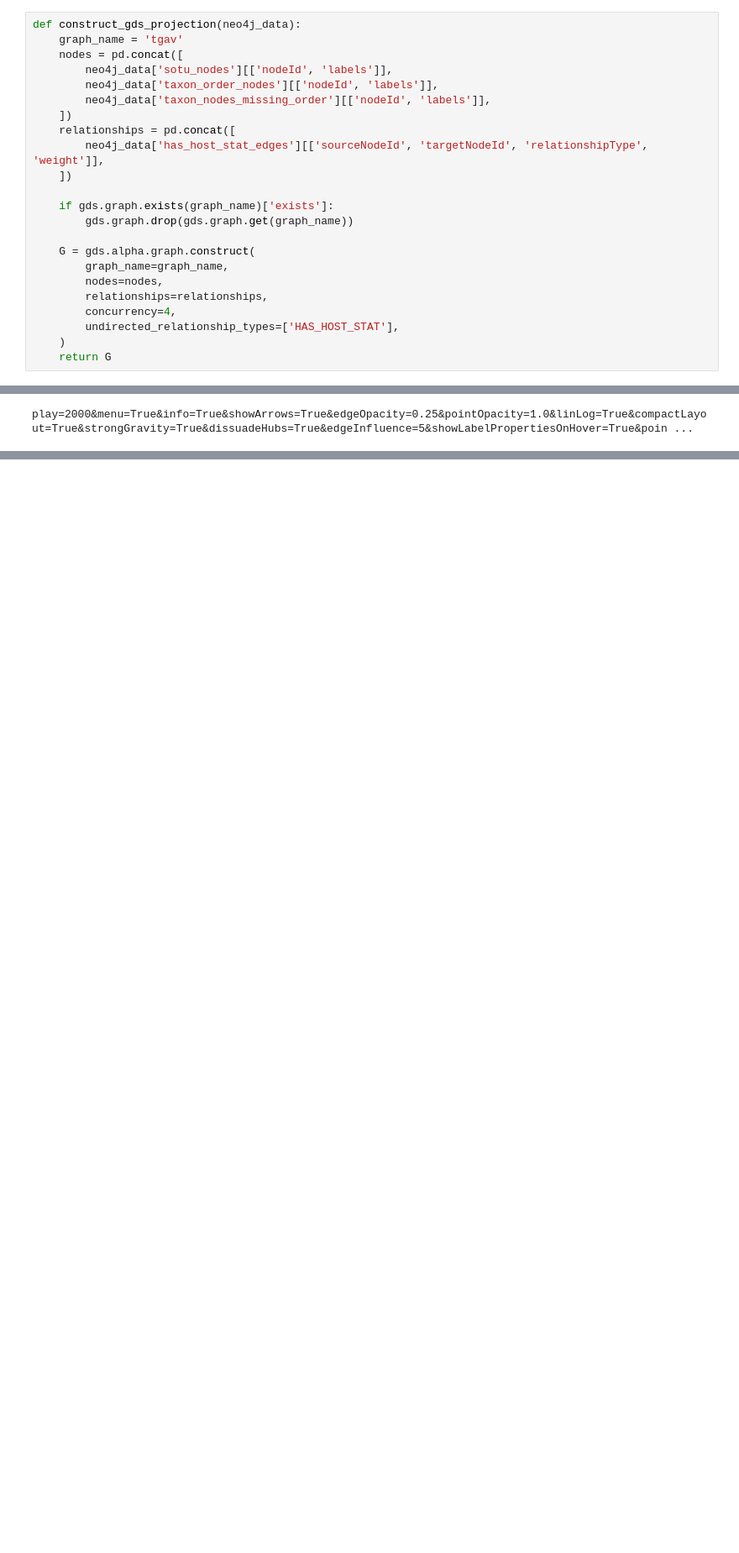
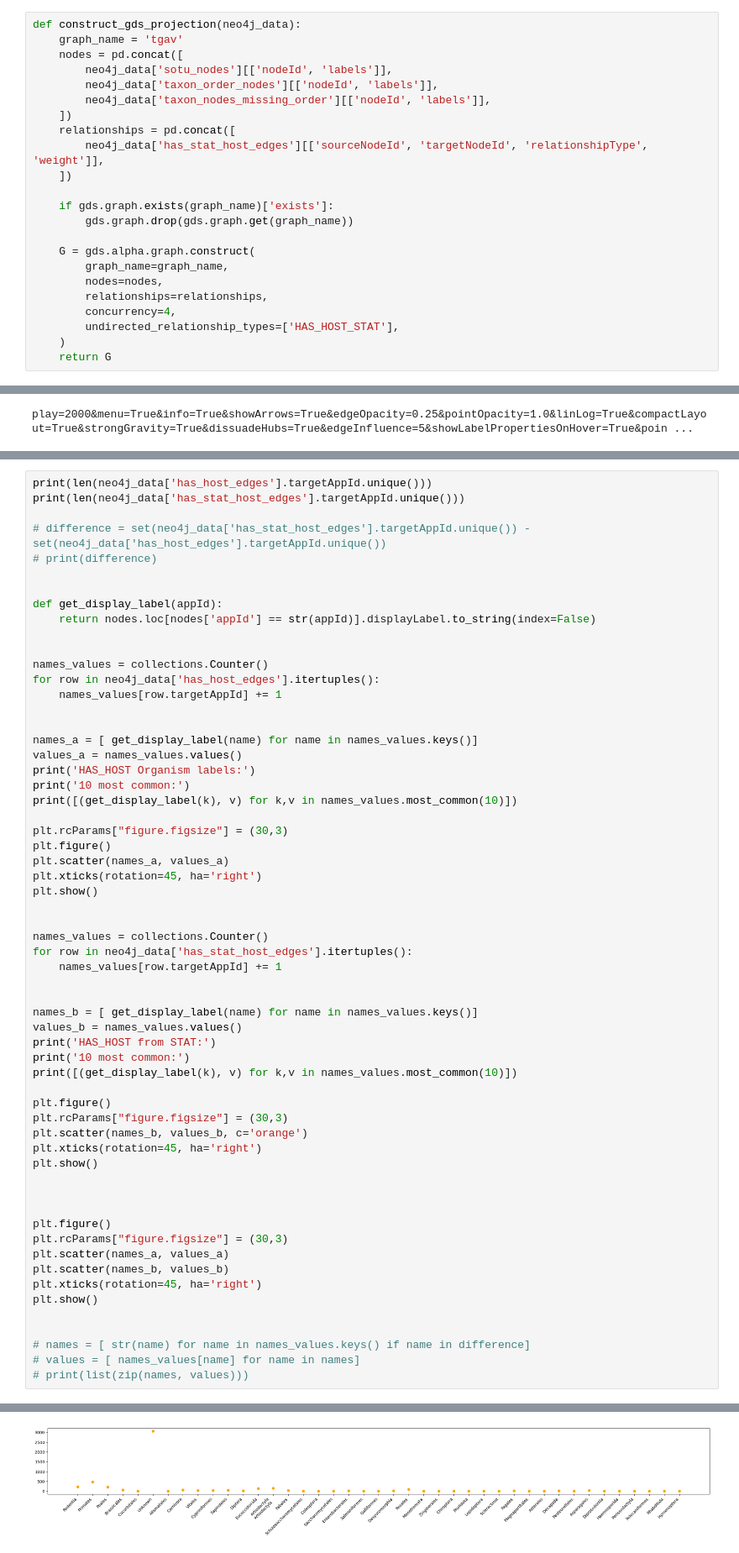
Before and after one commit to serratus-bio/virus-knowledge-graph, a Jupyter notebook: jobs/graph_learning/notebooks/tgav.ipynb, the cells around one changed output, grey strips where cells are left out. Shown at 84% size. Cells and saved outputs as stored; diff of their text form; blank space fills up the shorter version.

Commit message:
Updates to TG notebook (#22)
Mixed host, MSA edges, visual improvements for figures, TGV-like sotus

```diff
--- a/jobs/graph_learning/notebooks/tgav.ipynb
+++ b/jobs/graph_learning/notebooks/tgav.ipynb
@@ -488,7 +546,7 @@ def construct_gds_projection(neo4j_data):
         neo4j_data['taxon_nodes_missing_order'][['nodeId', 'labels']],
     ])
     relationships = pd.concat([
-        neo4j_data['has_host_stat_edges'][['sourceNodeId', 'targetNodeId', 'relationshipType', 'weight']],
+        neo4j_data['has_stat_host_edges'][['sourceNodeId', 'targetNodeId', 'relationshipType', 'weight']],
     ])
 
     if gds.graph.exists(graph_name)['exists']:
@@ -922,0 +1003,61 @@ play=2000&menu=True&info=True&showArrows=True&edgeOpacity=0.25&pointOpacity=1.0&
+# %%
+print(len(neo4j_data['has_host_edges'].targetAppId.unique()))
+print(len(neo4j_data['has_stat_host_edges'].targetAppId.unique()))
+
+# difference = set(neo4j_data['has_stat_host_edges'].targetAppId.unique()) - set(neo4j_data['has_host_edges'].targetAppId.unique())
+# print(difference)
+
+
+def get_display_label(appId):
+    return nodes.loc[nodes['appId'] == str(appId)].displayLabel.to_string(index=False)
+
+
+names_values = collections.Counter()
+for row in neo4j_data['has_host_edges'].itertuples():
+    names_values[row.targetAppId] += 1
+
+
+names_a = [ get_display_label(name) for name in names_values.keys()]
+values_a = names_values.values()
+print('HAS_HOST Organism labels:')
+print('10 most common:')
+print([(get_display_label(k), v) for k,v in names_values.most_common(10)])
+
+plt.rcParams["figure.figsize"] = (30,3)
+plt.figure()
+plt.scatter(names_a, values_a)
+plt.xticks(rotation=45, ha='right')
+plt.show()
+
+
+names_values = collections.Counter()
+for row in neo4j_data['has_stat_host_edges'].itertuples():
+    names_values[row.targetAppId] += 1
+
+
+names_b = [ get_display_label(name) for name in names_values.keys()]
+values_b = names_values.values()
+print('HAS_HOST from STAT:')
+print('10 most common:')
+print([(get_display_label(k), v) for k,v in names_values.most_common(10)])
+
+plt.figure()
+plt.rcParams["figure.figsize"] = (30,3)
+plt.scatter(names_b, values_b, c='orange')
+plt.xticks(rotation=45, ha='right')
+plt.show()
+
+
+
+plt.figure()
+plt.rcParams["figure.figsize"] = (30,3)
+plt.scatter(names_a, values_a)
+plt.scatter(names_b, values_b)
+plt.xticks(rotation=45, ha='right')
+plt.show()
+
+
+# names = [ str(name) for name in names_values.keys() if name in difference]
+# values = [ names_values[name] for name in names]
+# print(list(zip(names, values)))
+# %% [output]
@@ -922,0 +1073 @@ play=2000&menu=True&info=True&showArrows=True&edgeOpacity=0.25&pointOpacity=1.0&
+[figure, added]
```
Also changed, not shown: parts of 18 cells of this notebook, 1 other file.
